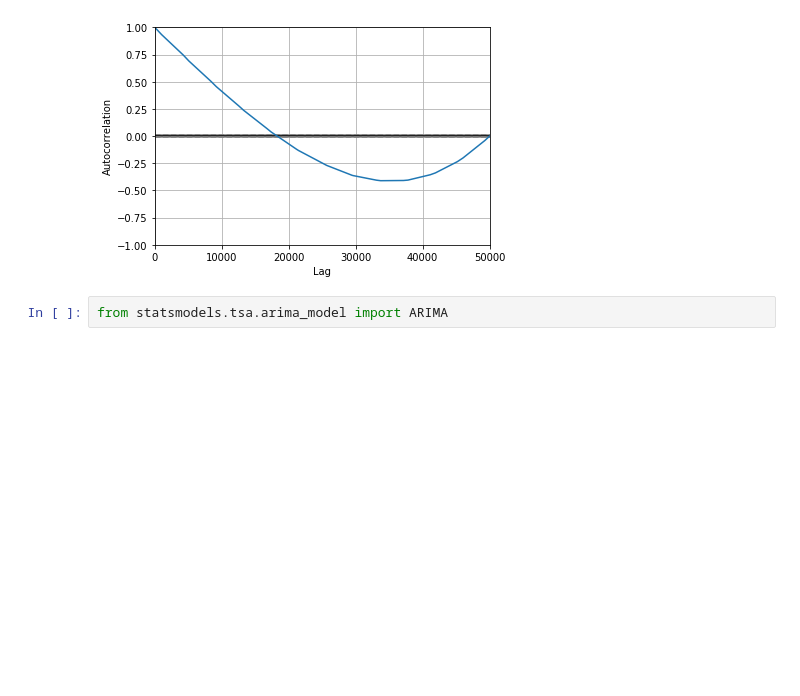
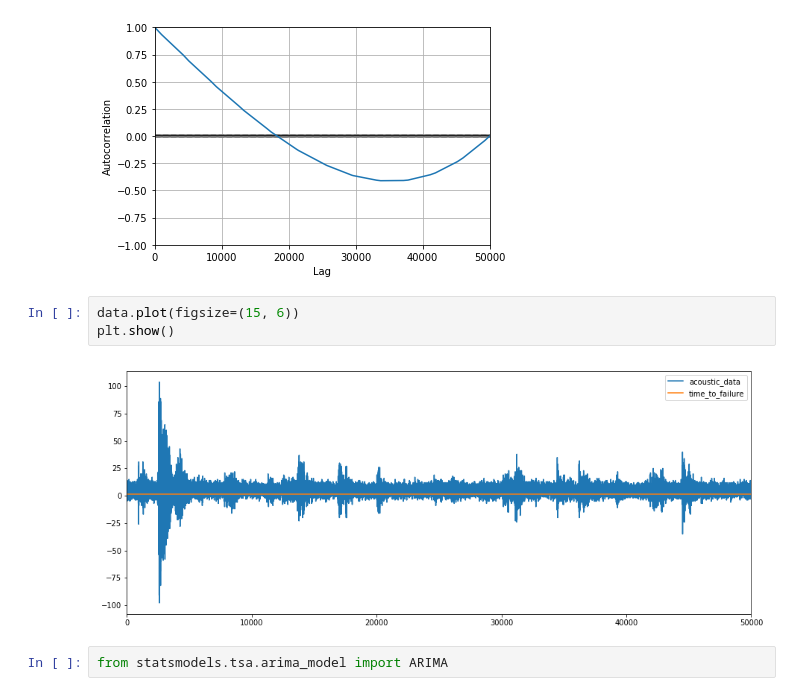
Before and after one commit to Tyagi123/Jupiter_files_ML, a Jupyter notebook: files/Earthquake_Kaggle_ARIMA.ipynb, the cells around one changed output. Saved outputs shown, nothing was run; the diff lists cells and outputs as text; blank space fills up the shorter version.

```diff
--- a/files/Earthquake_Kaggle_ARIMA.ipynb
+++ b/files/Earthquake_Kaggle_ARIMA.ipynb
@@ -51,6 +25,11 @@ autocorrelation_plot(series)
 plt.show()
 # %% [output]
 [figure]
+# %%
+data.plot(figsize=(15, 6))
+plt.show()
+# %% [output]
+[figure, added]
 # %%
 from statsmodels.tsa.arima_model import ARIMA
 # %%
```
Also changed, not shown: parts of 22 cells of this notebook.
